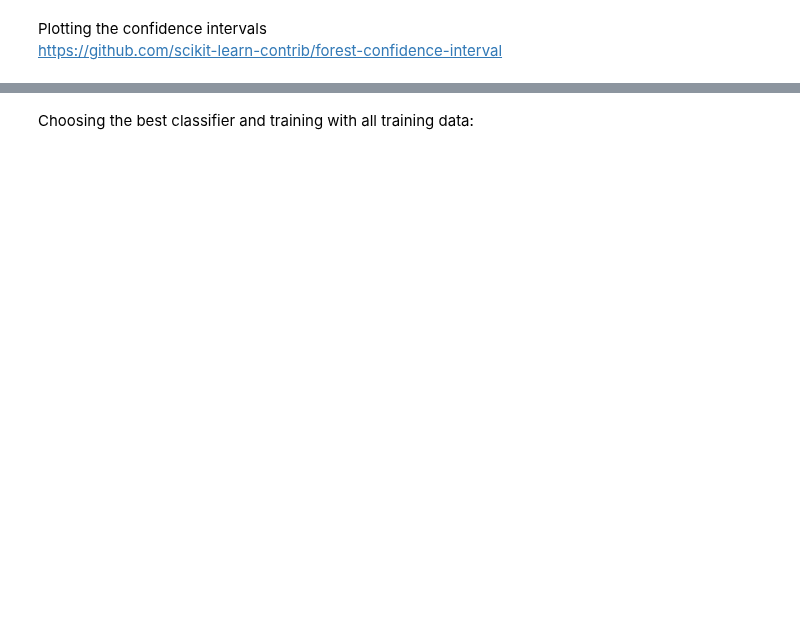
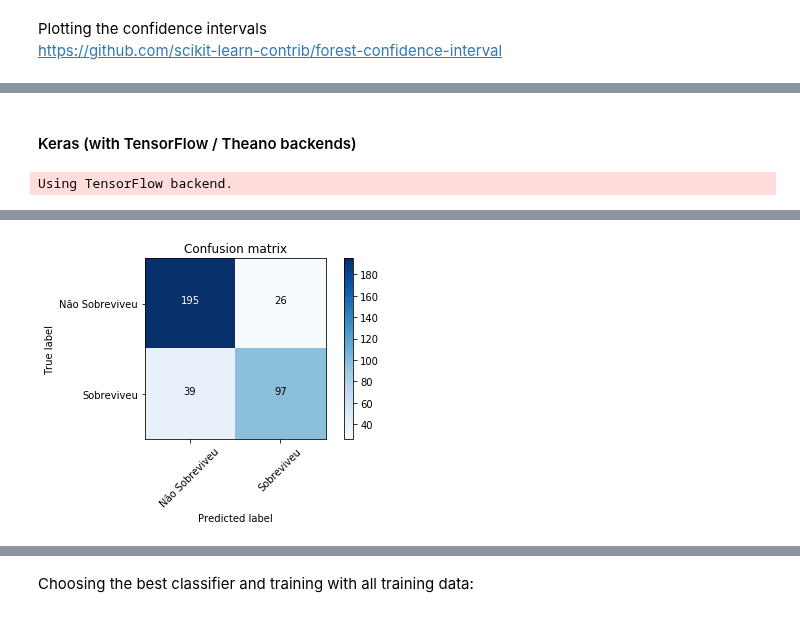
Before and after one commit to rsouza/MMD, a Jupyter notebook: notebooks/Ex02_Kaggle_Titanic.ipynb, the cells around one changed output, grey strips where cells are left out. Cells and saved outputs as stored; diff of their text form; code cells hidden in the pictures; blank space fills up the shorter version.

Commit message:
Added voting and Keras

```diff
--- a/notebooks/Ex02_Kaggle_Titanic.ipynb
+++ b/notebooks/Ex02_Kaggle_Titanic.ipynb
@@ -1184,0 +1262,74 @@ Confusion matrix, without normalization
+# %% [markdown]
+#### Keras (with TensorFlow / Theano backends)
+# %%
+# https://elitedatascience.com/keras-tutorial-deep-learning-in-python
+# http://machinelearningmastery.com/tutorial-first-neural-network-python-keras/
+# https://www.kaggle.com/cstahl12/titanic/titanic-with-keras
+
+import keras
+from keras.models import Sequential
+from keras.layers import Dense, Dropout, Activation
+from keras.optimizers import SGD, RMSprop
+from keras.utils.np_utils import to_categorical
+
+print('Keras using {} backend'.format(keras.backend.backend()))  #https://keras.io/backend/
+
+batch_size = 128
+num_classes = 2
+epochs = 20
+
+x_train_kr = X_traincv.astype('float32')
+x_test_kr = X_testcv.astype('float32')
+
+print(x_train_kr.shape[0], 'train samples')
+print(x_test_kr.shape[0], 'test samples')
+
+y_train_kr = y_traincv
+y_test_kr = y_testcv
+
+# convert class vectors to binary class matrices for categorical cross_entropy
+#y_train_kr = to_categorical(y_traincv)
+#y_test_kr = to_categorical(y_testcv)
+
+model = Sequential()
+model.add(Dense(input_dim=x_train_kr.shape[1],activation='relu', units=200))
+model.add(Dropout(0.2))
+model.add(Dense(input_dim=200, activation='relu', units=200))
+model.add(Dropout(0.2))
+model.add(Dense(input_dim=200, activation='relu', units=24)) #activation='softmax'
+model.add(Dropout(0.2))
+model.add(Dense(input_dim=24, kernel_initializer='uniform', activation='sigmoid', units=1)) #units=2 for cat.cr.ent
+model.summary()
+
+
+model.compile(loss='binary_crossentropy',
+              #loss='categorical_crossentropy',
+              #loss='mean_squared_error',
+              optimizer=RMSprop(),
+              #optimizer=SGD(lr=0.001),
+              metrics=['accuracy'])
+
+history = model.fit(x_train_kr, y_train_kr,
+                    batch_size=batch_size,
+                    epochs=epochs,
+                    verbose=1,
+                    validation_data=(x_test_kr, y_test_kr))
+
+score = model.evaluate(x_test_kr, y_test_kr, verbose=0)
+print('Test loss:', score[0])
+print('Test accuracy:', score[1])
+
+
+y_pred = model.predict_classes(x_test_kr) #y_pred = np.around(model.predict(x_test_kr)[:,1])
+#y_test_kr = y_test_kr[:,1] #for categorical cross_entropy
+clf_matrix = confusion_matrix(y_test_kr, y_pred)
+print('Classification Report')
+print(classification_report(y_test_kr, y_pred, target_names=['Não Sobreviveu', 'Sobreviveu']))
+print('ROC Score: {}'.format(roc_auc_score(y_test_kr, y_pred)))
+print('Accuracy Score: {}'.format(accuracy_score(y_test_kr, y_pred)))
+print('Average Precision Score: {}'.format(average_precision_score(y_test_kr, y_pred)))
+print('f1 Score: {}'.format(f1_score(y_test_kr, y_pred)))
+plot_confusion_matrix(clf_matrix, classes=['Não Sobreviveu', 'Sobreviveu'])
+roc_keras = roc_auc_score(y_test_kr, y_pred)
+# %% [output]
+Using TensorFlow backend.
@@ -1184,0 +1353 @@ Confusion matrix, without normalization
+[figure, added]
```
Also changed, not shown: parts of 46 cells of this notebook.
